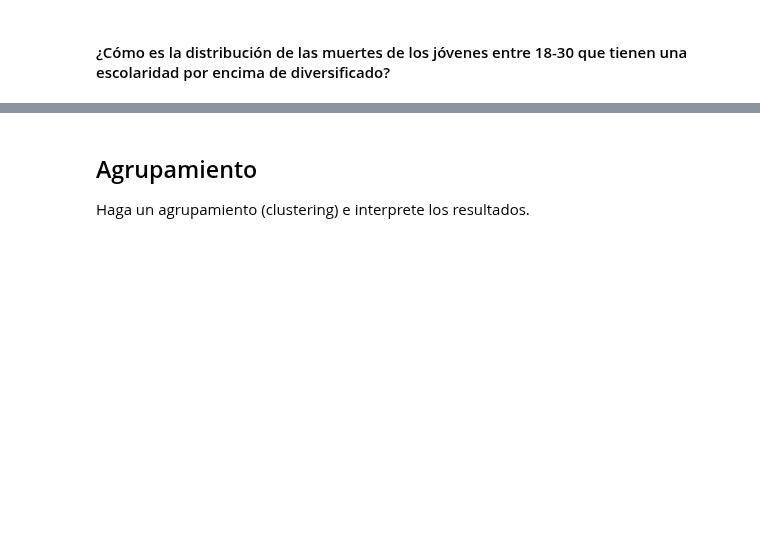
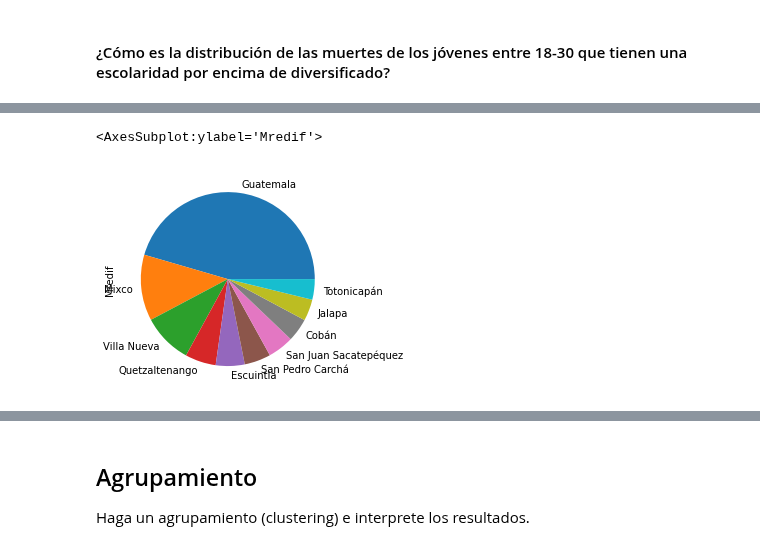
Before and after one commit to Orlando19943/Proyecto1-DM, a Jupyter notebook: project.ipynb, the cells around one changed output, grey strips where cells are left out. Saved outputs shown, nothing was run; the diff lists cells and outputs as text; code cells hidden in the pictures; blank space fills up the shorter version.

```diff
--- a/project.ipynb
+++ b/project.ipynb
@@ -204,0 +282,5 @@ young = deaths.loc[(deaths['edad'] >= 18 & deaths['edad'] <= 30 & deaths['edad']
+# %%
+guatemala = pd.DataFrame(deaths.query("Predif=='Guatemala'"))
+# %%
+municipios = guatemala.groupby("Mredif")["Mredif"].count().sort_values(ascending=False).head(10)
+municipios
@@ -204,0 +300,5 @@ young = deaths.loc[(deaths['edad'] >= 18 & deaths['edad'] <= 30 & deaths['edad']
+# %%
+municipios.plot.pie()
+# %% [output]
+<AxesSubplot:ylabel='Mredif'>
+[figure, added]
```
Also changed, not shown: parts of 37 cells of this notebook.
